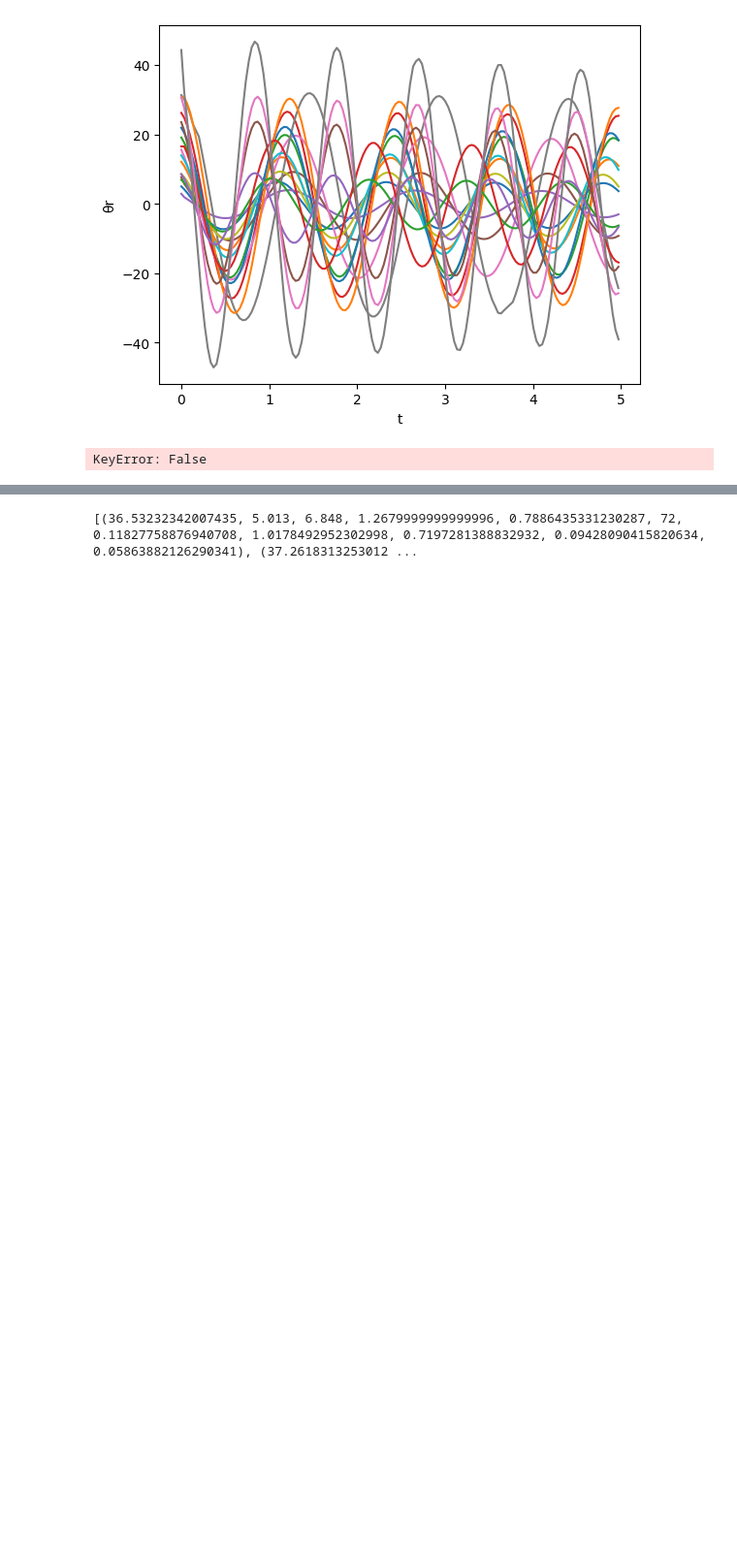
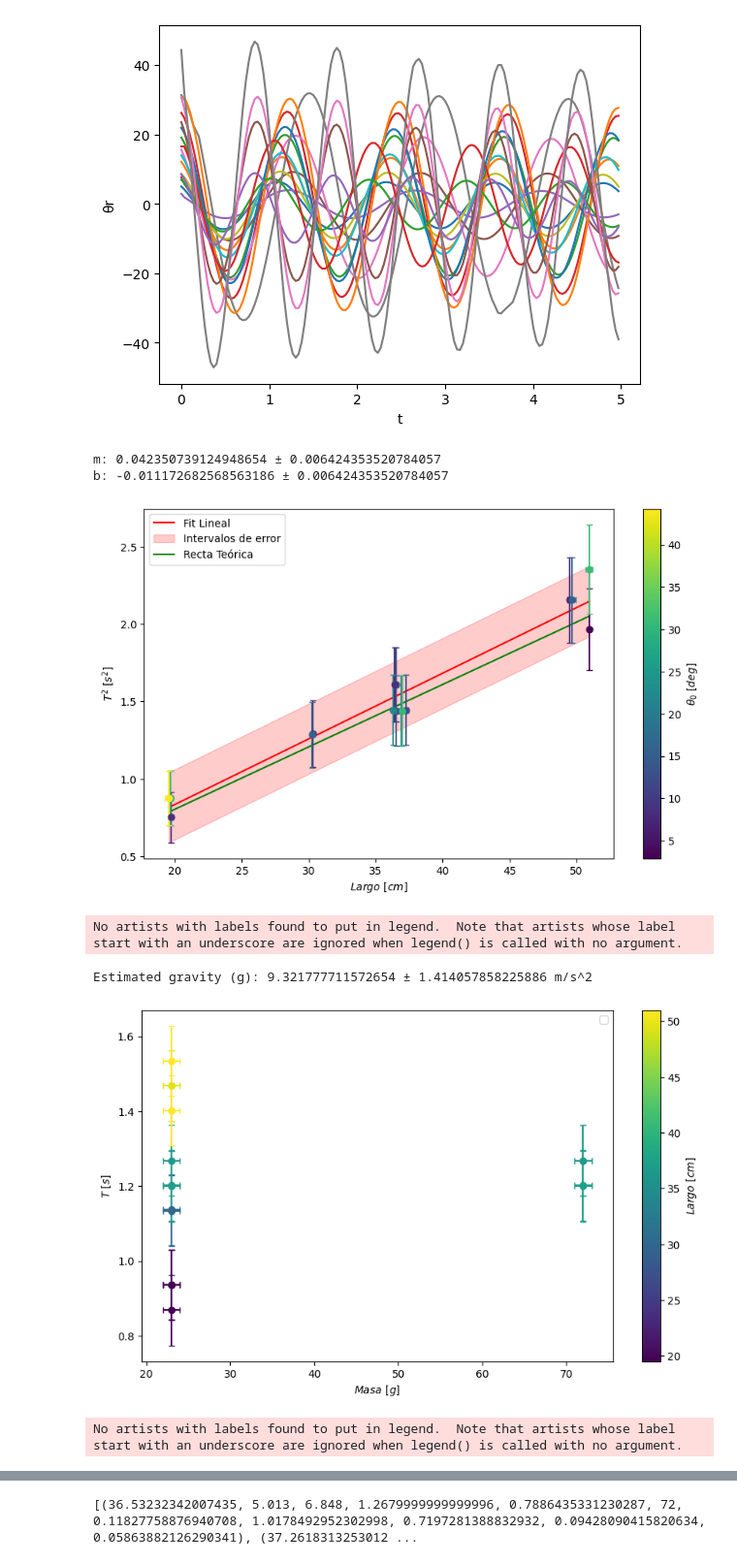
Before and after one commit to FacuVCanale/TP1-FISICA, a Jupyter notebook: code/graficos.ipynb, the cells around one changed output, grey strips where cells are left out. Shown at 97% size. Saved outputs shown, nothing was run; the diff lists cells and outputs as text; code cells hidden in the pictures; blank space fills up the shorter version.

```diff
--- a/code/graficos.ipynb
+++ b/code/graficos.ipynb
@@ -190,7 +190,11 @@ def graph_params(dataset_params):
                                                "sigma_tita0", "sigma_A", "sigma_T", "sigma_f"])
 
     # Ajustar un modelo de regresión lineal para estimar la gravedad
-    reg = LinearRegression().fit(df["L"].values.reshape(-1, 1), (df["T"]**2).values.reshape(-1, 1))
+    reg = LinearRegression().fit(df["L"].values.reshape(-1, 1), (df["T"]**2).values.reshape(-1, 1), sample_weight=1 / df["sigma_T"].values)
+
+    # Print m and b of the regressor, with their uncertanties
+    print(f"m: {reg.coef_[0][0]} ± {np.sqrt(np.diag(np.linalg.inv(np.dot(df['L'].values.reshape(-1, 1).T, df['L'].values.reshape(-1, 1)))))[0]}")
+    print(f"b: {reg.intercept_[0]} ± {np.sqrt(np.diag(np.linalg.inv(np.dot(df['L'].values.reshape(-1, 1).T, df['L'].values.reshape(-1, 1)))))[0]}")
 
     # Preparar el colormap basado en tita0
     norm = plt.Normalize(vmin=df["tita0"].min(), vmax=df["tita0"].max())
@@ -245,12 +249,8 @@ def graph_params(dataset_params):
     intercept = reg.intercept_[0]
     g_estimated = (4 * np.pi**2 / slope) / 100  # cm a m
 
-    # Calcular la incertidumbre en la pendiente
-    residuals = (df["T"]**2) - (slope * df["L"] + intercept)
-    residual_sum_of_squares = np.sum(residuals**2)
-    degrees_of_freedom = len(df["L"]) - 2
-    standard_error = np.sqrt(residual_sum_of_squares / degrees_of_freedom)
-    slope_uncertainty = standard_error / np.sqrt(np.sum((df["L"] - df["L"].mean())**2))
+    # Obtener la incertidumbre en la pendiente del modelo de regresión lineal
+    slope_uncertainty = np.sqrt(np.diag(np.linalg.inv(np.dot(df["L"].values.reshape(-1, 1).T, df["L"].values.reshape(-1, 1)))))[0]
 
     # Propagar la incertidumbre a g
     g_uncertainty = g_estimated * (slope_uncertainty / slope)
@@ -273,31 +273,37 @@ def graph_params(dataset_params):
         ax.errorbar(subset["m"], subset["T"], yerr=subset["sigma_T"], fmt='o',
                     color=color, xerr=1, capsize=3)
 
     plt.xlabel(r'$Masa\ [g]$')
     plt.ylabel(r'$T\ [s]$')
     sm = plt.cm.ScalarMappable(cmap='viridis', norm=norm_L)
     sm.set_array([])
     plt.colorbar(sm, ax=ax, label=r'$Largo\ [cm]$')
     plt.legend()
     plt.show()
 
     # T vs tita0 con gradiente de color basado en L
     plt.figure(figsize=(10, 6))
     ax = plt.gca()
     for length, color in zip(unique_lengths, colors_L):
         subset = filtered_df[filtered_df["L"] == length]
         ax.errorbar(subset["tita0"], subset["T"], yerr=subset["sigma_T"], fmt='o',
                     color=color, xerr=0.2, capsize=3)
 
     plt.xlabel(r'$\theta_0\ [deg]$')
     plt.ylabel(r'$T\ [s]$')
     sm = plt.cm.ScalarMappable(cmap='viridis', norm=norm_L)
     sm.set_array([])
     plt.colorbar(sm, ax=ax, label=r'$Largo\ [cm]$')
     plt.legend()
     plt.show()
 
 # Supongamos que dataset_params ya está definido y contiene los datos
 graph_params(dataset_params)
 # %% [output]
-KeyError: False
+m: 0.042350739124948654 ± 0.006424353520784057
+b: -0.011172682568563186 ± 0.006424353520784057
+[figure, added]
+No artists with labels found to put in legend.  Note that artists whose label start with an underscore are ignored when legend() is called with no argument.
+Estimated gravity (g): 9.321777711572654 ± 1.414057858225886 m/s^2
+[figure, added]
+No artists with labels found to put in legend.  Note that artists whose label start with an underscore are ignored when legend() is called with no argument.
```
Also changed, not shown: parts of 2 cells of this notebook, 1 other file.
